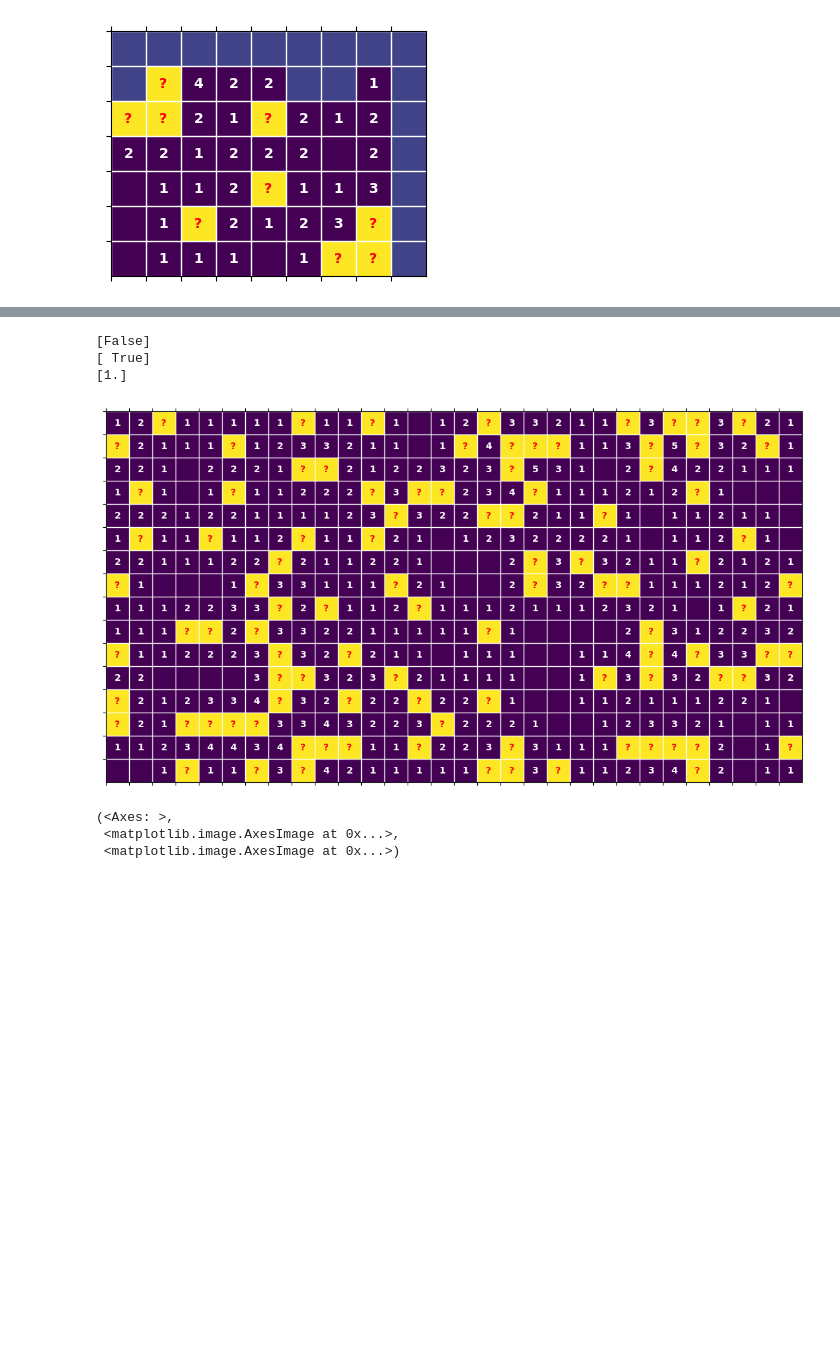
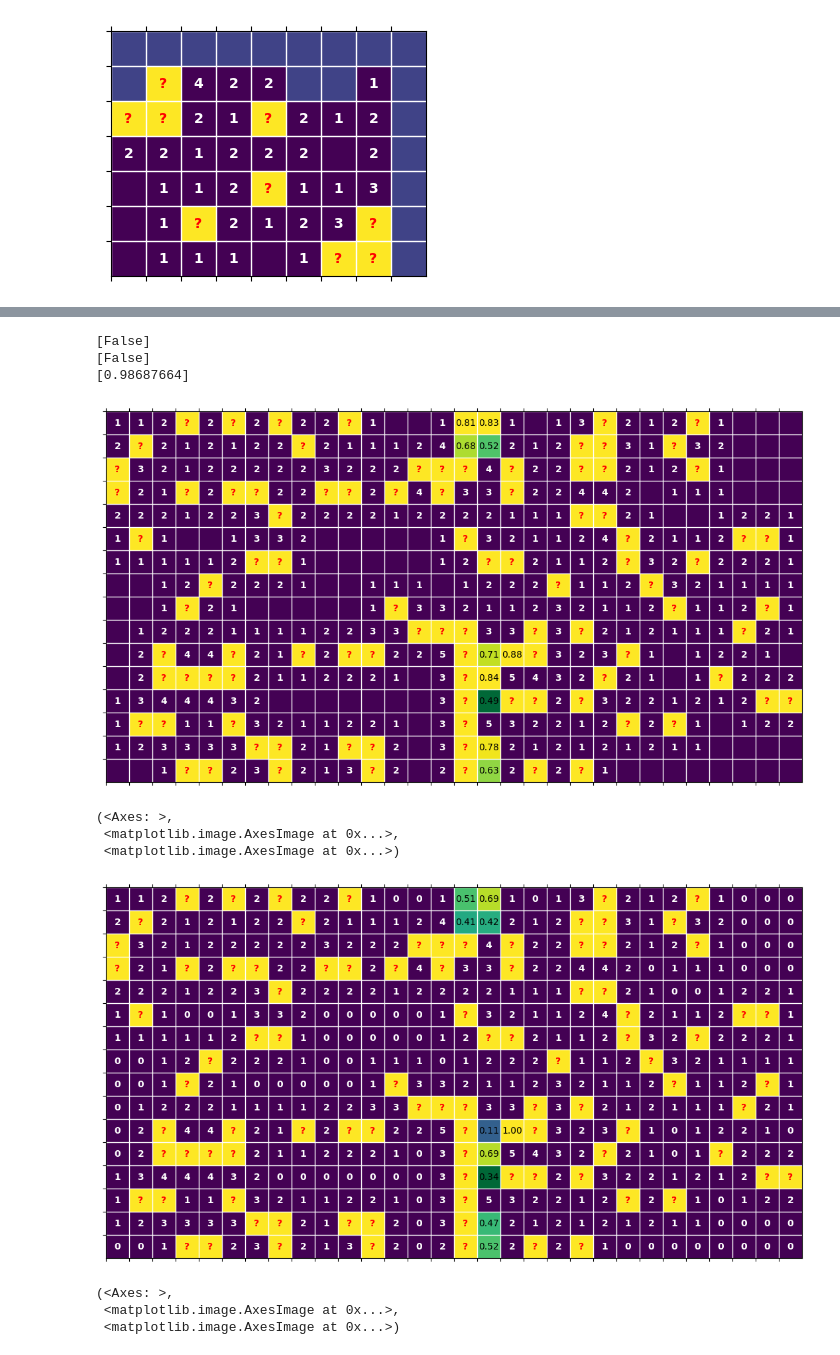
Before and after one commit to ClaudioPaterniti/MineSweeperLearning, a Jupyter notebook: test.ipynb, the cells around one changed output, grey strips where cells are left out. Cells and saved outputs as stored; diff of their text form; code cells hidden in the pictures; blank space fills up the shorter version.

```diff
--- a/test.ipynb
+++ b/test.ipynb
@@ -60,20 +60,28 @@ g.pyplot_game(0, mine_probs=p[0], highlighted='last_moves', print_zeros= True, s
  <matplotlib.image.AxesImage at 0x...>,
  <matplotlib.image.AxesImage at 0x...>)
 # %%
-player.play(g) # play untill the end
+patch_player.play(g) # play untill the end
 print(g.active_games)
 print(g.won)
 print(g.scores())
-p = model(g.game_state(), g.mines_n)
+p = patch(g.game_state(), g.mines_n)
 g.pyplot_game(0, mine_probs=p[0], highlighted='losing', print_zeros=False)
 # %% [output]
 [False]
-[ True]
-[1.]
+[False]
+[0.98687664]
-[figure, old version]
+[figure, new version]
 (<Axes: >,
  <matplotlib.image.AxesImage at 0x...>,
  <matplotlib.image.AxesImage at 0x...>)
+# %%
+p = unet(g.game_state(), g.mines_n)
+g.pyplot_game(0, mine_probs=p[0], highlighted='losing', print_zeros= True, size=0.35)
+# %% [output]
+[figure, added]
+(<Axes: >,
+ <matplotlib.image.AxesImage at 0x...>,
+ <matplotlib.image.AxesImage at 0x...>)
 # %%
 games = Game(16, 30, 99, 100)
 zeros = games.open_zero()
```
Also changed, not shown: parts of 8 cells of this notebook, 10 other files.
